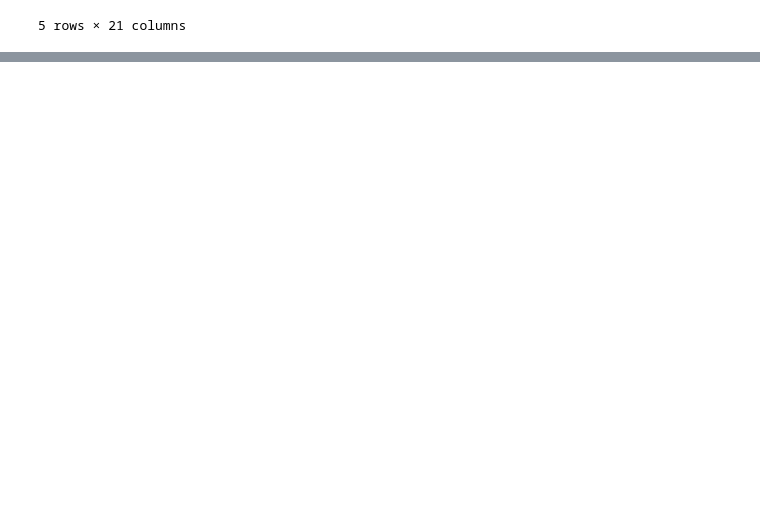
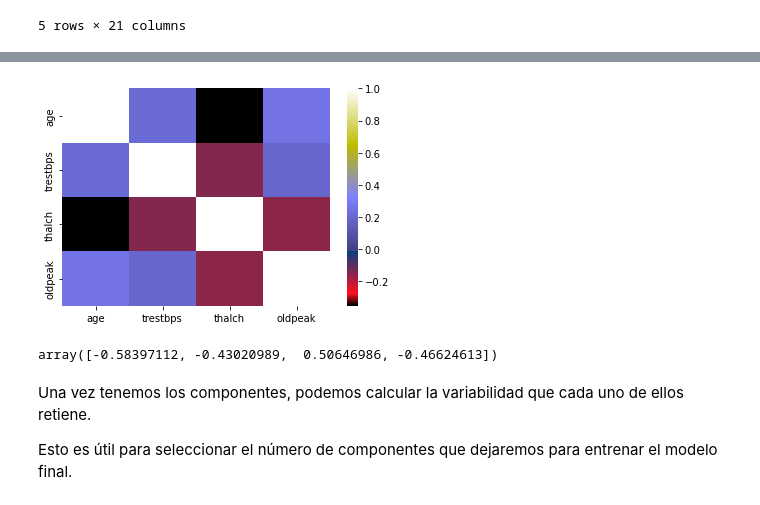
Before and after one commit to angelbujalance/UCI-ML, a Jupyter notebook: PRAC_Angel_Bujalance.ipynb, the cells around one changed output, grey strips where cells are left out. Cells and saved outputs as stored; diff of their text form; code cells hidden in the pictures; blank space fills up the shorter version.

```diff
--- a/PRAC_Angel_Bujalance.ipynb
+++ b/PRAC_Angel_Bujalance.ipynb
@@ -669,0 +674,3 @@ Una vez he completado la etapa de limpieza de datos, puedo empezar a aplicar la
+# %%
+X_tr_num = X_tr.iloc[:,:4]
+X_tr_num.head()
@@ -669,0 +684,18 @@ Una vez he completado la etapa de limpieza de datos, puedo empezar a aplicar la
+# %%
+X_tr_corr = X_tr_num.corr()
+# %%
+sns.heatmap(X_tr_corr, cmap="gist_stern")
+plt.show()
+# %% [output]
+[figure, added]
+# %%
+U, s, Vt = np.linalg.svd(X_tr_corr) # svd
+
+pc1 = Vt.T[:, 0] # primer componente de la PCA
+pc1[:10]
+# %% [output]
+array([-0.58397112, -0.43020989,  0.50646986, -0.46624613])
+# %% [markdown]
+Una vez tenemos los componentes, podemos calcular la variabilidad que cada uno de ellos retiene.
+
+Esto es útil para seleccionar el número de componentes que dejaremos para entrenar el modelo final.
```
Also changed, not shown: parts of 15 cells of this notebook.
